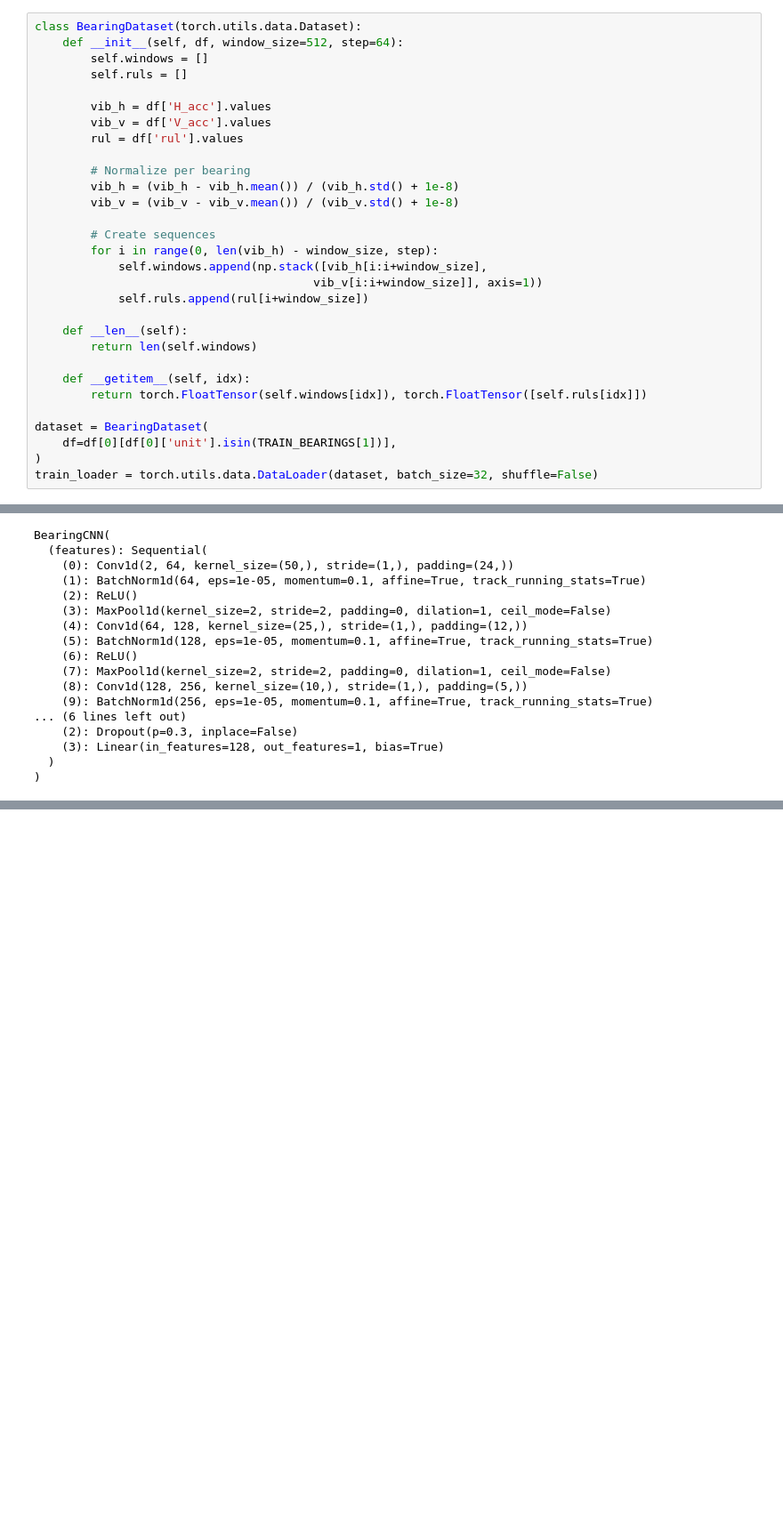
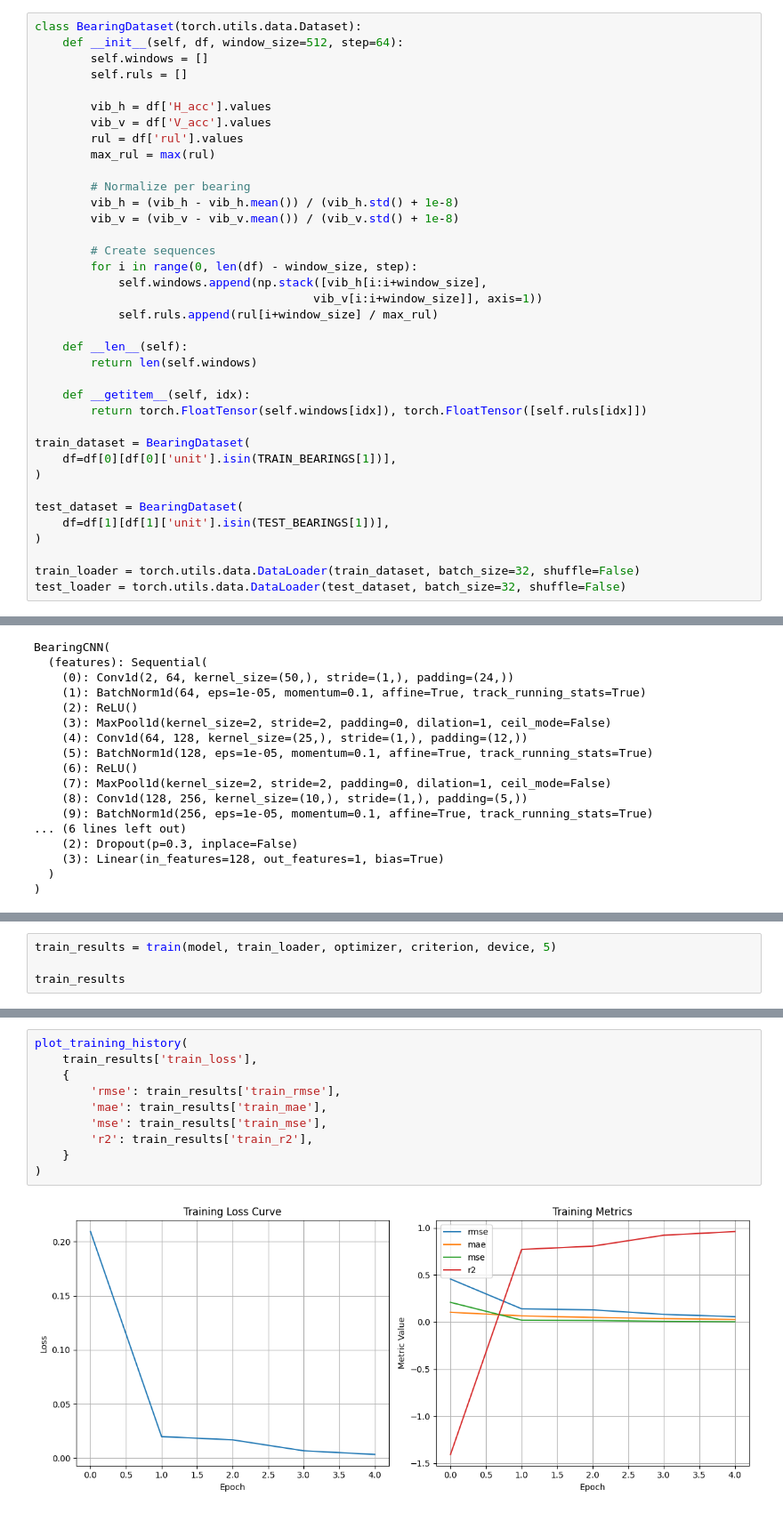
Before and after one commit to cntgfy90/bearing-rul, a Jupyter notebook: 1dcnn.ipynb, the cells around one changed output, grey strips where cells are left out. Shown at 89% size. Drawn from its saved outputs; the diff is of its cells as text; blank space fills up the shorter version.

```diff
--- a/1dcnn.ipynb
+++ b/1dcnn.ipynb
@@ -157,16 +162,17 @@ class BearingDataset(torch.utils.data.Dataset):
         vib_h = df['H_acc'].values
         vib_v = df['V_acc'].values
         rul = df['rul'].values
+        max_rul = max(rul)
 
         # Normalize per bearing
         vib_h = (vib_h - vib_h.mean()) / (vib_h.std() + 1e-8)
         vib_v = (vib_v - vib_v.mean()) / (vib_v.std() + 1e-8)
 
         # Create sequences
-        for i in range(0, len(vib_h) - window_size, step):
+        for i in range(0, len(df) - window_size, step):
             self.windows.append(np.stack([vib_h[i:i+window_size],
                                         vib_v[i:i+window_size]], axis=1))
-            self.ruls.append(rul[i+window_size])
+            self.ruls.append(rul[i+window_size] / max_rul)
 
     def __len__(self):
         return len(self.windows)
@@ -174,7 +180,13 @@ class BearingDataset(torch.utils.data.Dataset):
     def __getitem__(self, idx):
         return torch.FloatTensor(self.windows[idx]), torch.FloatTensor([self.ruls[idx]])
 
-dataset = BearingDataset(
+train_dataset = BearingDataset(
     df=df[0][df[0]['unit'].isin(TRAIN_BEARINGS[1])],
 )
-train_loader = torch.utils.data.DataLoader(dataset, batch_size=32, shuffle=False)
+
+test_dataset = BearingDataset(
+    df=df[1][df[1]['unit'].isin(TEST_BEARINGS[1])],
+)
+
+train_loader = torch.utils.data.DataLoader(train_dataset, batch_size=32, shuffle=False)
+test_loader = torch.utils.data.DataLoader(test_dataset, batch_size=32, shuffle=False)
@@ -296,0 +331,4 @@ Epoch 2: Train Loss 4339864.7245, Train R² = 0.936
+# %%
+train_results = train(model, train_loader, optimizer, criterion, device, 5)
+
+train_results
@@ -296,0 +390,12 @@ Epoch 2: Train Loss 4339864.7245, Train R² = 0.936
+# %%
+plot_training_history(
+    train_results['train_loss'],
+    {
+        'rmse': train_results['train_rmse'],
+        'mae': train_results['train_mae'],
+        'mse': train_results['train_mse'],
+        'r2': train_results['train_r2'],
+    }
+)
+# %% [output]
+[figure, added]
```
Also changed, not shown: parts of 17 cells of this notebook.
